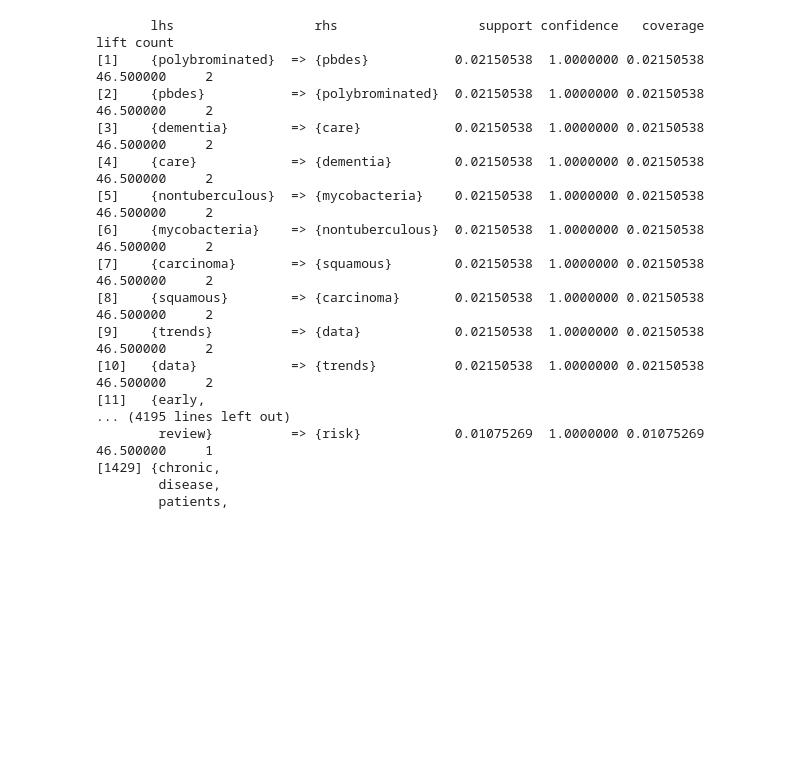
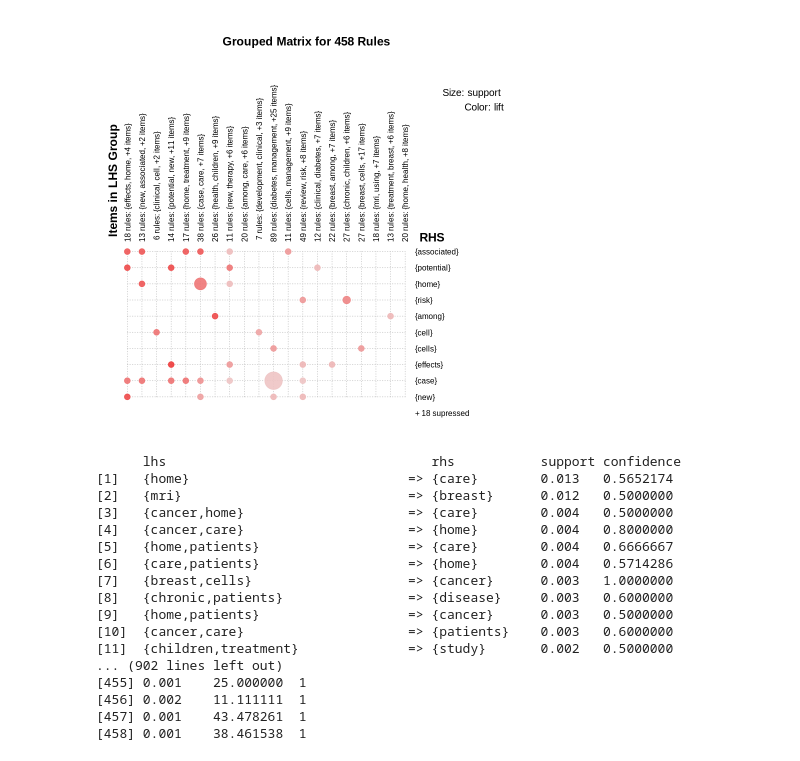
Before and after one commit to GuptaNavdeep1983/CS688, a Jupyter notebook: Question4-AssociationRuleMining.ipynb, the cells around one changed output. Cells and saved outputs as stored; diff of their text form; code cells hidden in the pictures; blank space fills up the shorter version.

```diff
--- a/Question4-AssociationRuleMining.ipynb
+++ b/Question4-AssociationRuleMining.ipynb
@@ -230,22 +190,27 @@ mining info:
+# %%
+# plot(rules, method = "matrix", engine = "htmlwidget")
+plot(rules, method = "grouped matrix")
+# %% [output]
+[figure, added]
 # %%
-rules_lift <- sort (rules, by="lift", decreasing=TRUE) # 'high-lift' rules.
+rules_lift <- sort (rules, by="support", decreasing=TRUE) # 'high-lift' rules.
 
 arules::inspect(rules_lift)
 # %% [output]
-       lhs                  rhs                  support confidence   coverage      lift count
-[1]    {polybrominated}  => {pbdes}           0.02150538  1.0000000 0.02150538 46.500000     2
-[2]    {pbdes}           => {polybrominated}  0.02150538  1.0000000 0.02150538 46.500000     2
-[3]    {dementia}        => {care}            0.02150538  1.0000000 0.02150538 46.500000     2
-[4]    {care}            => {dementia}        0.02150538  1.0000000 0.02150538 46.500000     2
-[5]    {nontuberculous}  => {mycobacteria}    0.02150538  1.0000000 0.02150538 46.500000     2
-[6]    {mycobacteria}    => {nontuberculous}  0.02150538  1.0000000 0.02150538 46.500000     2
-[7]    {carcinoma}       => {squamous}        0.02150538  1.0000000 0.02150538 46.500000     2
-[8]    {squamous}        => {carcinoma}       0.02150538  1.0000000 0.02150538 46.500000     2
-[9]    {trends}          => {data}            0.02150538  1.0000000 0.02150538 46.500000     2
-[10]   {data}            => {trends}          0.02150538  1.0000000 0.02150538 46.500000     2
-[11]   {early,
-... (4195 lines left out)
-        review}          => {risk}            0.01075269  1.0000000 0.01075269 46.500000     1
-[1429] {chronic,
-        disease,
-        patients,
+      lhs                                  rhs           support confidence
+[1]   {home}                            => {care}        0.013   0.5652174
+[2]   {mri}                             => {breast}      0.012   0.5000000
+[3]   {cancer,home}                     => {care}        0.004   0.5000000
+[4]   {cancer,care}                     => {home}        0.004   0.8000000
+[5]   {home,patients}                   => {care}        0.004   0.6666667
+[6]   {care,patients}                   => {home}        0.004   0.5714286
+[7]   {breast,cells}                    => {cancer}      0.003   1.0000000
+[8]   {chronic,patients}                => {disease}     0.003   0.6000000
+[9]   {home,patients}                   => {cancer}      0.003   0.5000000
+[10]  {cancer,care}                     => {patients}    0.003   0.6000000
+[11]  {children,treatment}              => {study}       0.002   0.5000000
+... (902 lines left out)
+[455] 0.001    25.000000  1
+[456] 0.002    11.111111  1
+[457] 0.001    43.478261  1
+[458] 0.001    38.461538  1
```
Also changed, not shown: parts of 14 cells of this notebook.
